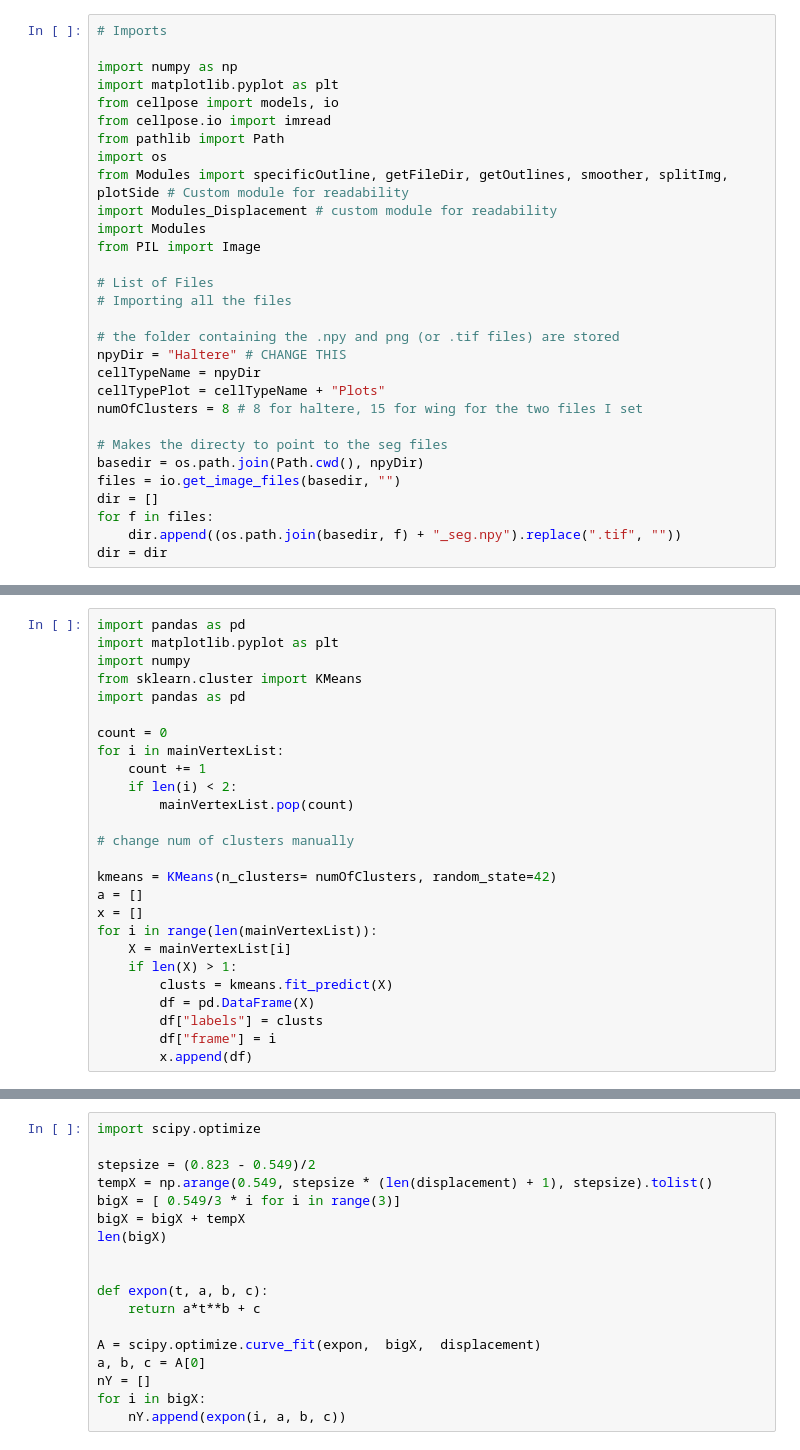
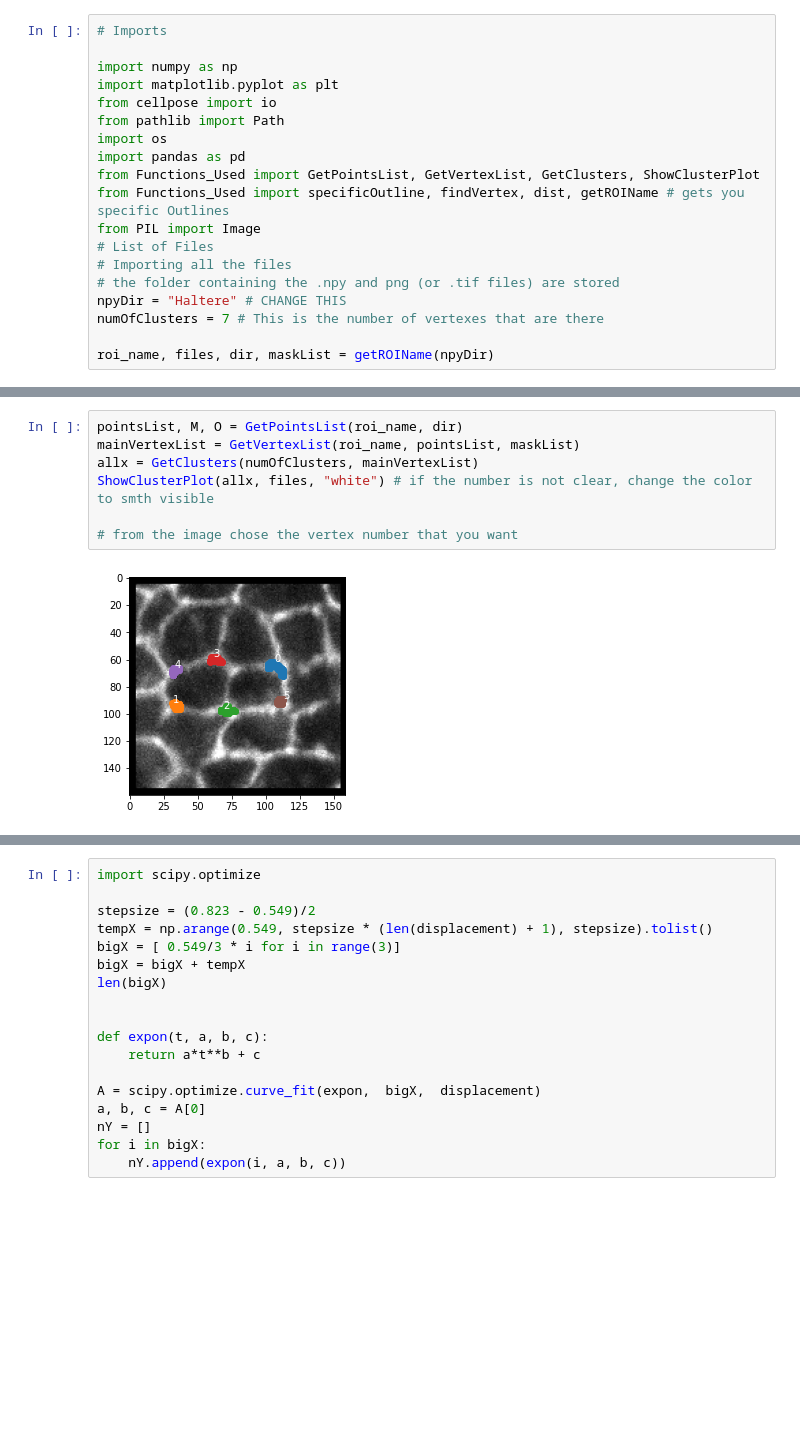
Before and after one commit to BiratalWagle/CellTensionFinal, a Jupyter notebook: Cellpose_Displacement_OneImage.ipynb, the cells around one changed output, grey strips where cells are left out. Drawn from its saved outputs; the diff is of its cells as text; blank space fills up the shorter version.

```diff
--- a/Cellpose_Displacement_OneImage.ipynb
+++ b/Cellpose_Displacement_OneImage.ipynb
@@ -7,28 +10,17 @@ Instead of finding the displacement of individual clusters, we now make it such
 
 import numpy as np
 import matplotlib.pyplot as plt
-from cellpose import models, io
-from cellpose.io import imread
+from cellpose import io
 from pathlib import Path
 import os
-from Modules import specificOutline, getFileDir, getOutlines, smoother, splitImg, plotSide # Custom module for readability
-import Modules_Displacement # custom module for readability
-import Modules
+import pandas as pd
+from Functions_Used import GetPointsList, GetVertexList, GetClusters, ShowClusterPlot
+from Functions_Used import specificOutline, findVertex, dist, getROIName # gets you specific Outlines
 from PIL import Image
-
 # List of Files
 # Importing all the files
-
 # the folder containing the .npy and png (or .tif files) are stored
 npyDir = "Haltere" # CHANGE THIS
-cellTypeName = npyDir
-cellTypePlot = cellTypeName + "Plots"
-numOfClusters = 8 # 8 for haltere, 15 for wing for the two files I set
+numOfClusters = 7 # This is the number of vertexes that are there
 
-# Makes the directy to point to the seg files
-basedir = os.path.join(Path.cwd(), npyDir)
-files = io.get_image_files(basedir, "")
-dir = []
-for f in files:
-    dir.append((os.path.join(basedir, f) + "_seg.npy").replace(".tif", ""))
-dir = dir
+roi_name, files, dir, maskList = getROIName(npyDir)
@@ -129,27 +27,10 @@ for q in range(len(roi_name)):
-# %%
-import pandas as pd
-import matplotlib.pyplot as plt
-import numpy
-from sklearn.cluster import KMeans
-import pandas as pd
-
-count = 0
-for i in mainVertexList:
-    count += 1
-    if len(i) < 2:
-        mainVertexList.pop(count)
-
-# change num of clusters manually
-
-kmeans = KMeans(n_clusters= numOfClusters, random_state=42)
-a = []
-x = []
-for i in range(len(mainVertexList)):
-    X = mainVertexList[i]
-    if len(X) > 1:
-        clusts = kmeans.fit_predict(X)
-        df = pd.DataFrame(X)
-        df["labels"] = clusts
-        df["frame"] = i
-        x.append(df)
+# %%
+pointsList, M, O = GetPointsList(roi_name, dir)
+mainVertexList = GetVertexList(roi_name, pointsList, maskList)
+allx = GetClusters(numOfClusters, mainVertexList)
+ShowClusterPlot(allx, files, "white") # if the number is not clear, change the color to smth visible
+
+# from the image chose the vertex number that you want
+# %% [output]
+[figure, added]
 # %%
```
Also changed, not shown: parts of 10 cells of this notebook, 1 other file.
